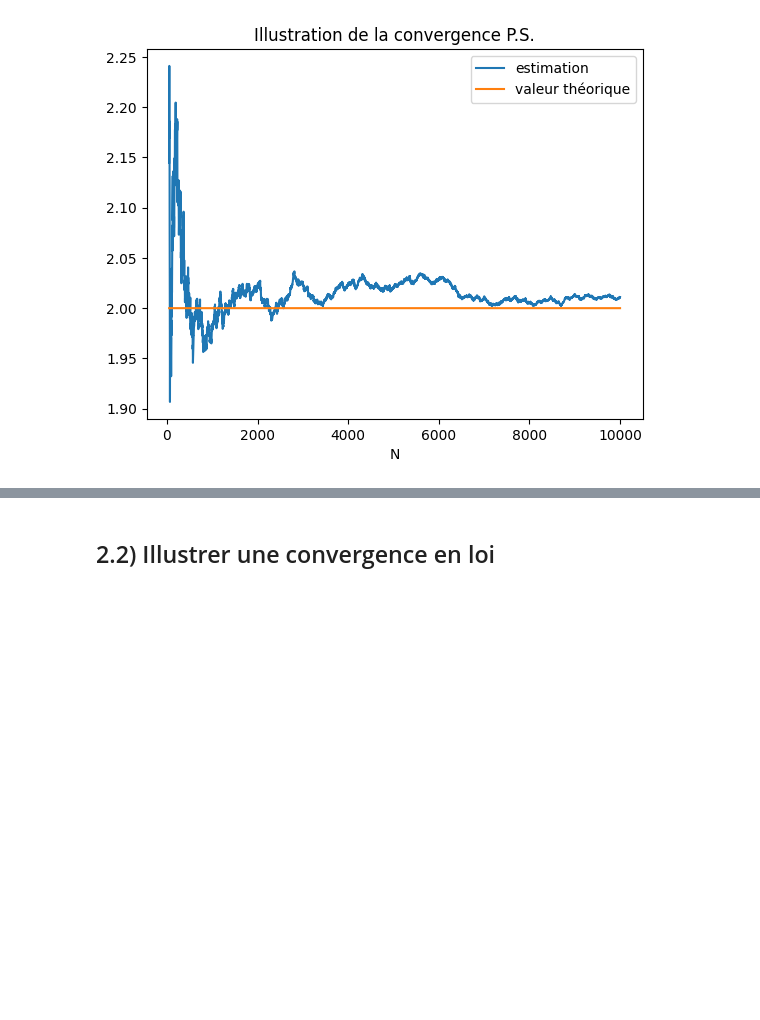
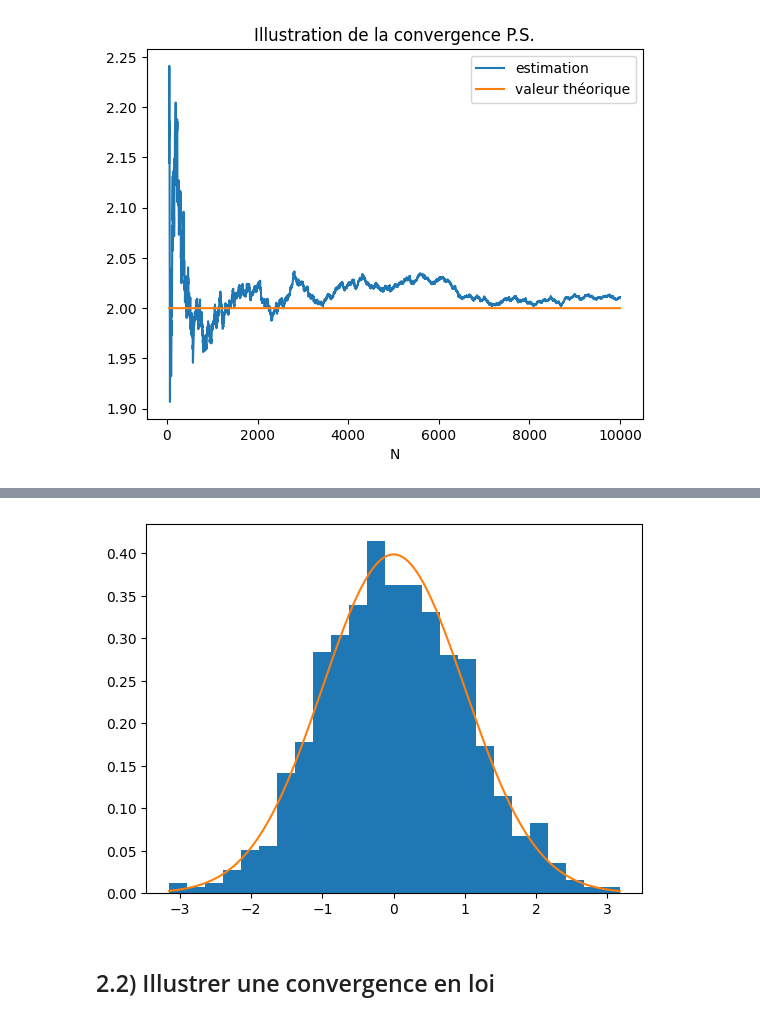
Before and after one commit to alicemoriniere/alicemoriniere.github.io, a Jupyter notebook: public/tp/recap2.ipynb, the cells around one changed output, grey strips where cells are left out. Drawn from its saved outputs; the diff is of its cells as text; code cells hidden in the pictures; blank space fills up the shorter version.

```diff
--- a/public/tp/recap2.ipynb
+++ b/public/tp/recap2.ipynb
@@ -44,3 +73,16 @@ illustration_cv_ps(2,10000)
+# %%
+n=1000
+N=1000
+M=[]
+for _ in range (N):
+    M.append(np.sum(stats.norm.rvs(size=n)/np.arange(1,n+1)))
+M=(sqrt(6)/pi)*np.array(M)
+plt.hist(M,25,density='True', label='histogramme échantillon')
+X=np.linspace(min(M),max(M),250)
+plt.plot(X,stats.norm.pdf(X),label='densité loi normale')
+plt.show()
+# %% [output]
+[figure, added]
 # %% [markdown]
 ## 2.2) Illustrer une convergence en loi
 # %% [markdown]
```
Also changed, not shown: parts of 4 cells of this notebook.
